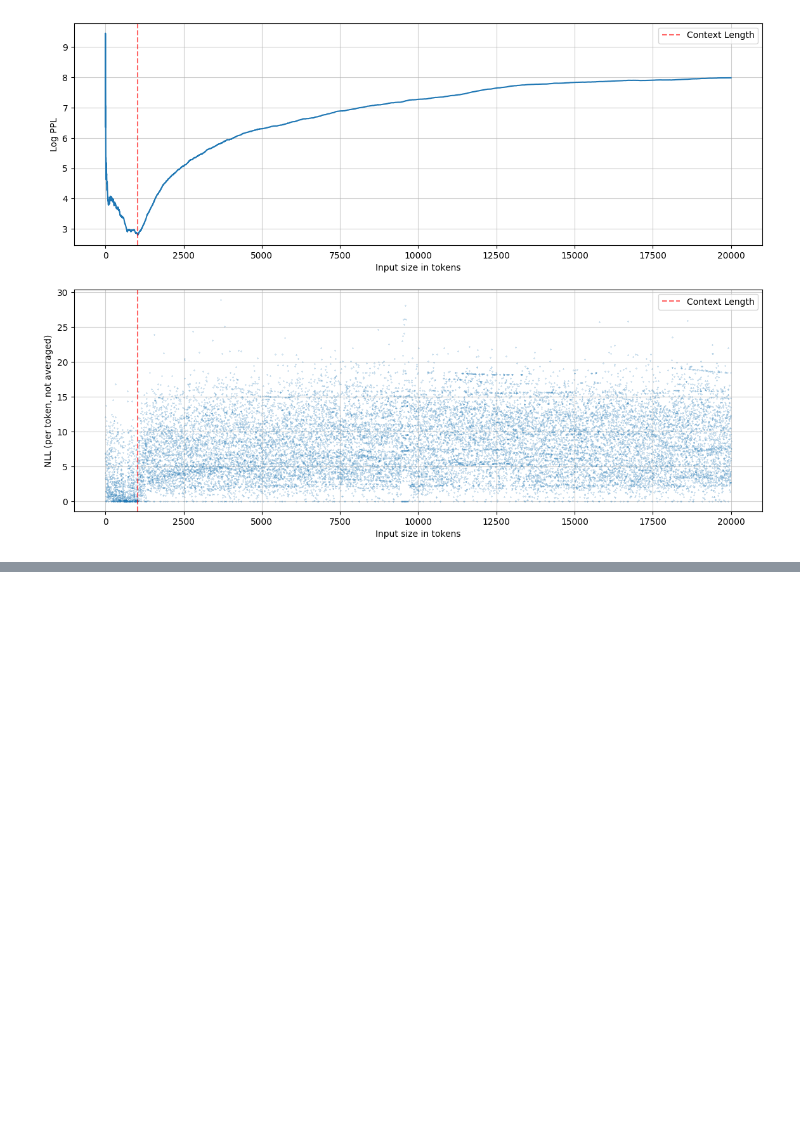
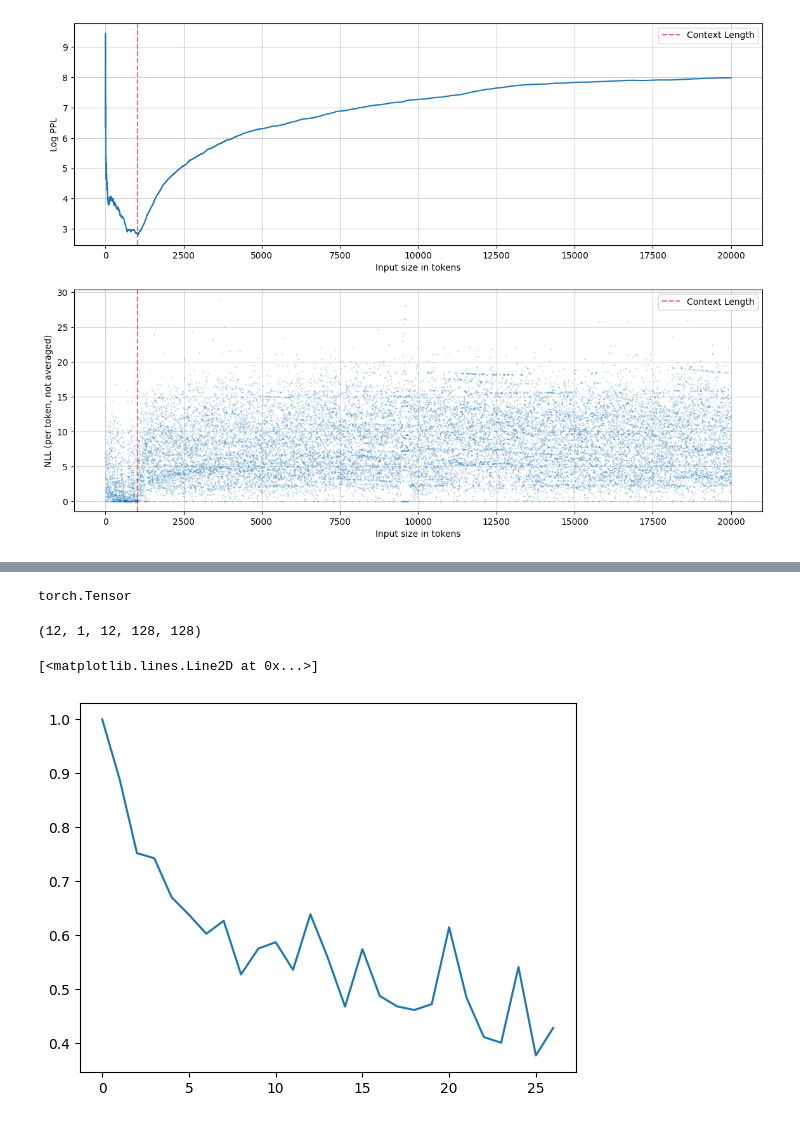
Before and after one commit to TheRootOf3/understanding-attention-sinks, a Jupyter notebook: main.ipynb, the cells around one changed output, grey strips where cells are left out. Cells and saved outputs as stored; diff of their text form; code cells hidden in the pictures; blank space fills up the shorter version.

```diff
--- a/main.ipynb
+++ b/main.ipynb
@@ -330,0 +424,3 @@ plt.plot(max_lenghts, torch.log(torch.tensor(ppls)))
+# %%
+inputs = {"input_ids": encodings["input_ids"][:, :128].to(device)}
+outputs = model(**inputs)
@@ -330,0 +445,43 @@ plt.plot(max_lenghts, torch.log(torch.tensor(ppls)))
+# %%
+outputs.attentions[0]
+# %% [output]
+torch.Tensor
+# %%
+torch.stack(outputs.attentions).cpu().detach().numpy().shape
+# %% [output]
+(12, 1, 12, 128, 128)
+# %%
+def get_attn_map(
+    attn: tuple[torch.Tensor], layer_num: int, head_num: int
+) -> np.ndarray:
+    """
+    Retrieves the attention map for a specified layer and head from the model's attention outputs.
+
+    Args:
+        attn (tuple[torch.Tensor]): A tuple of attention tensors from the model's output.attentions.
+        layer_num (int): The index of the layer from which to retrieve the attention map.
+                         If -1, the attention maps across all layers are averaged.
+        head_num (int): The index of the head from which to retrieve the attention map.
+                        If -1, the attention maps across all heads are averaged.
+
+    Returns:
+        np.ndarray: The attention map for the specified layer and head.
+    """
+    attn = torch.stack(attn).cpu().detach().numpy()
+    if layer_num == -1:
+        attn = attn.mean(axis=0, keepdims=True)
+        layer_num = 0
+
+    if head_num == -1:
+        attn = attn.mean(axis=2, keepdims=True)
+        head_num = 0
+
+    attn_map = attn[layer_num, 0, head_num, :, :]
+
+    return attn_map
+# %%
+attn_map = get_attn_map(outputs.attentions, -1, -1)
+plt.plot(range(attn_map.shape[1]), attn_map[:, 0])
+# %% [output]
+[<matplotlib.lines.Line2D at 0x...>]
+[figure, added]
```
Also changed, not shown: parts of 26 cells of this notebook.
